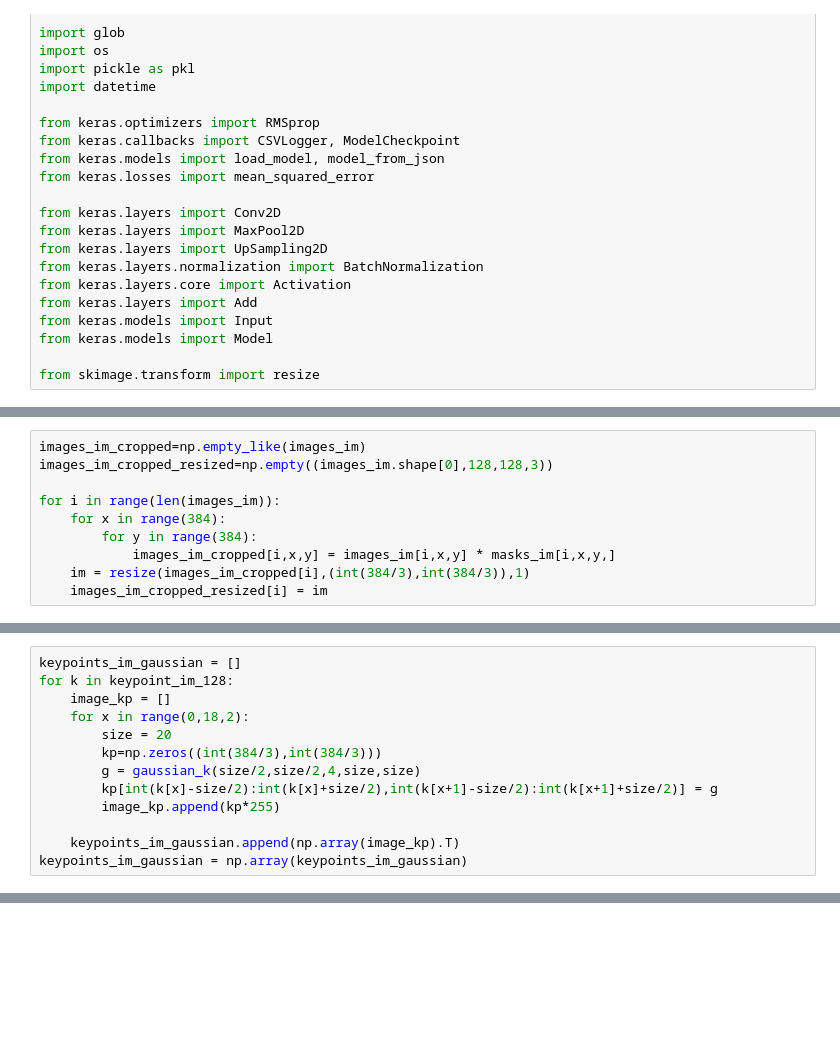
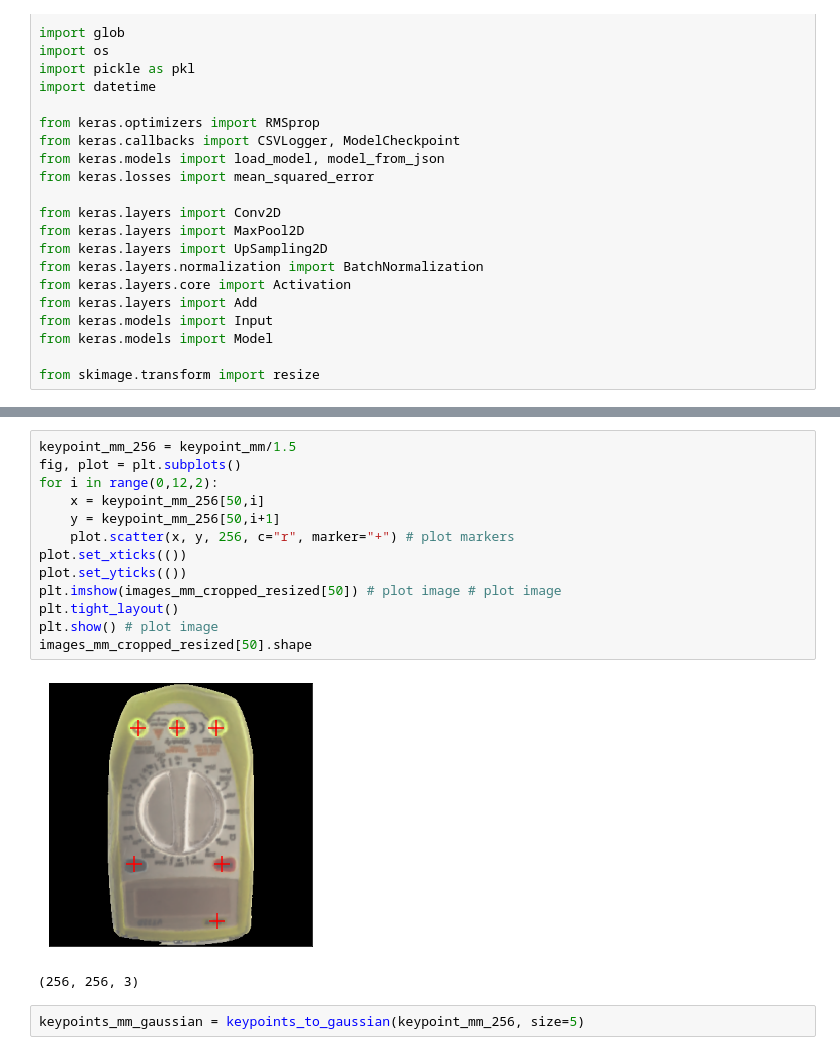
Before and after one commit to smastein/UM--projekt, a Jupyter notebook: Untitled.ipynb, the cells around one changed output, grey strips where cells are left out. Saved outputs shown, nothing was run; the diff lists cells and outputs as text; blank space fills up the shorter version.

```diff
--- a/Untitled.ipynb
+++ b/Untitled.ipynb
@@ -101,10 +290,0 @@ array([0, 0, 0], dtype=uint8)
-# %%
-images_im_cropped=np.empty_like(images_im)
-images_im_cropped_resized=np.empty((images_im.shape[0],128,128,3))
-
-for i in range(len(images_im)):
-    for x in range(384):
-        for y in range(384):
-            images_im_cropped[i,x,y] = images_im[i,x,y] * masks_im[i,x,y,]
-    im = resize(images_im_cropped[i],(int(384/3),int(384/3)),1)
-    images_im_cropped_resized[i] = im
@@ -127,13 +290,0 @@ images_im_cropped_resized[0].shape
-# %%
-keypoints_im_gaussian = []
-for k in keypoint_im_128:
-    image_kp = []
-    for x in range(0,18,2):
-        size = 20
-        kp=np.zeros((int(384/3),int(384/3)))
-        g = gaussian_k(size/2,size/2,4,size,size)
-        kp[int(k[x]-size/2):int(k[x]+size/2),int(k[x+1]-size/2):int(k[x+1]+size/2)] = g
-        image_kp.append(kp*255)
-
-    keypoints_im_gaussian.append(np.array(image_kp).T)
-keypoints_im_gaussian = np.array(keypoints_im_gaussian)
@@ -460,0 +380,18 @@ for i in range(10):
+# %%
+keypoint_mm_256 = keypoint_mm/1.5
+fig, plot = plt.subplots()
+for i in range(0,12,2):
+    x = keypoint_mm_256[50,i]
+    y = keypoint_mm_256[50,i+1]
+    plot.scatter(x, y, 256, c="r", marker="+") # plot markers
+plot.set_xticks(())
+plot.set_yticks(())
+plt.imshow(images_mm_cropped_resized[50]) # plot image # plot image
+plt.tight_layout()
+plt.show() # plot image
+images_mm_cropped_resized[50].shape
+# %% [output]
+[figure, added]
+(256, 256, 3)
+# %%
+keypoints_mm_gaussian = keypoints_to_gaussian(keypoint_mm_256, size=5)
```
Also changed, not shown: parts of 45 cells of this notebook.
